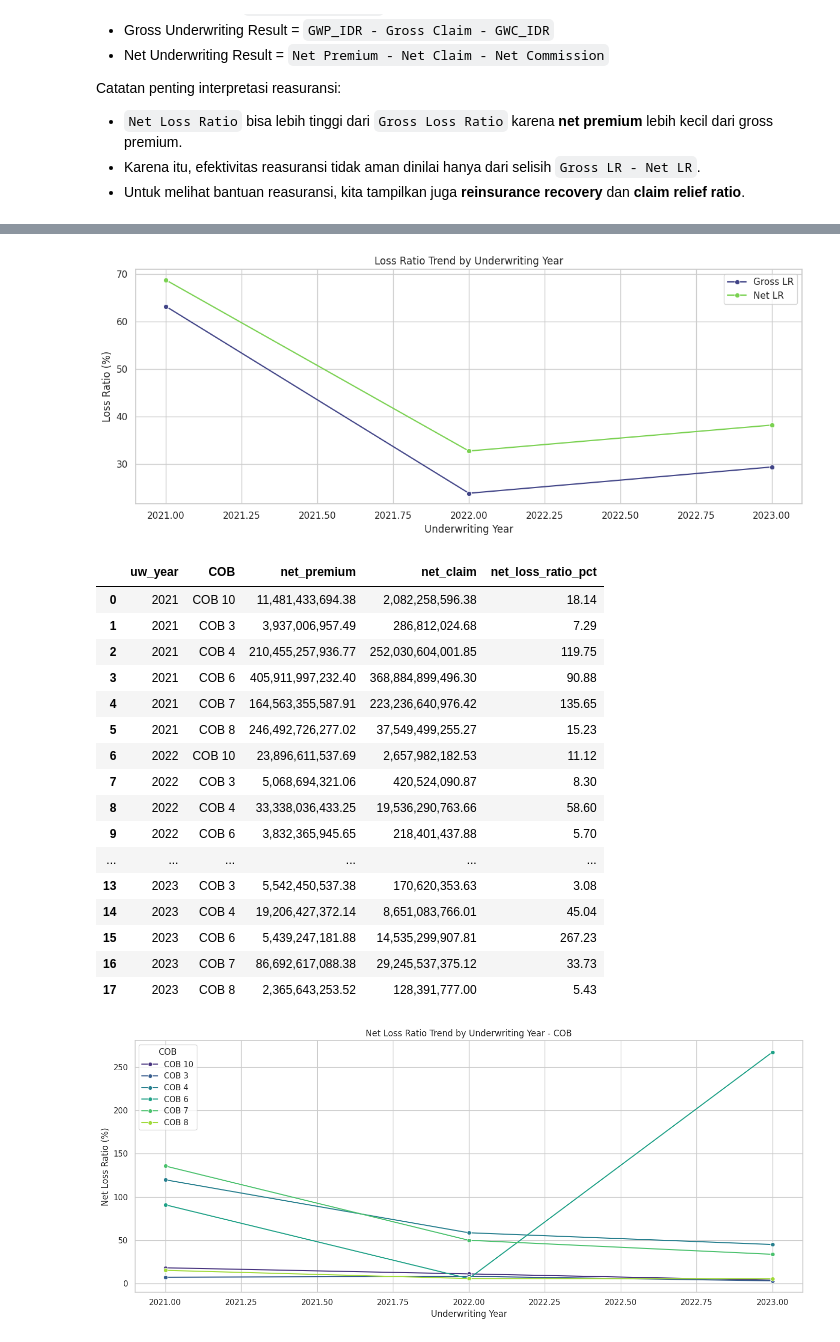
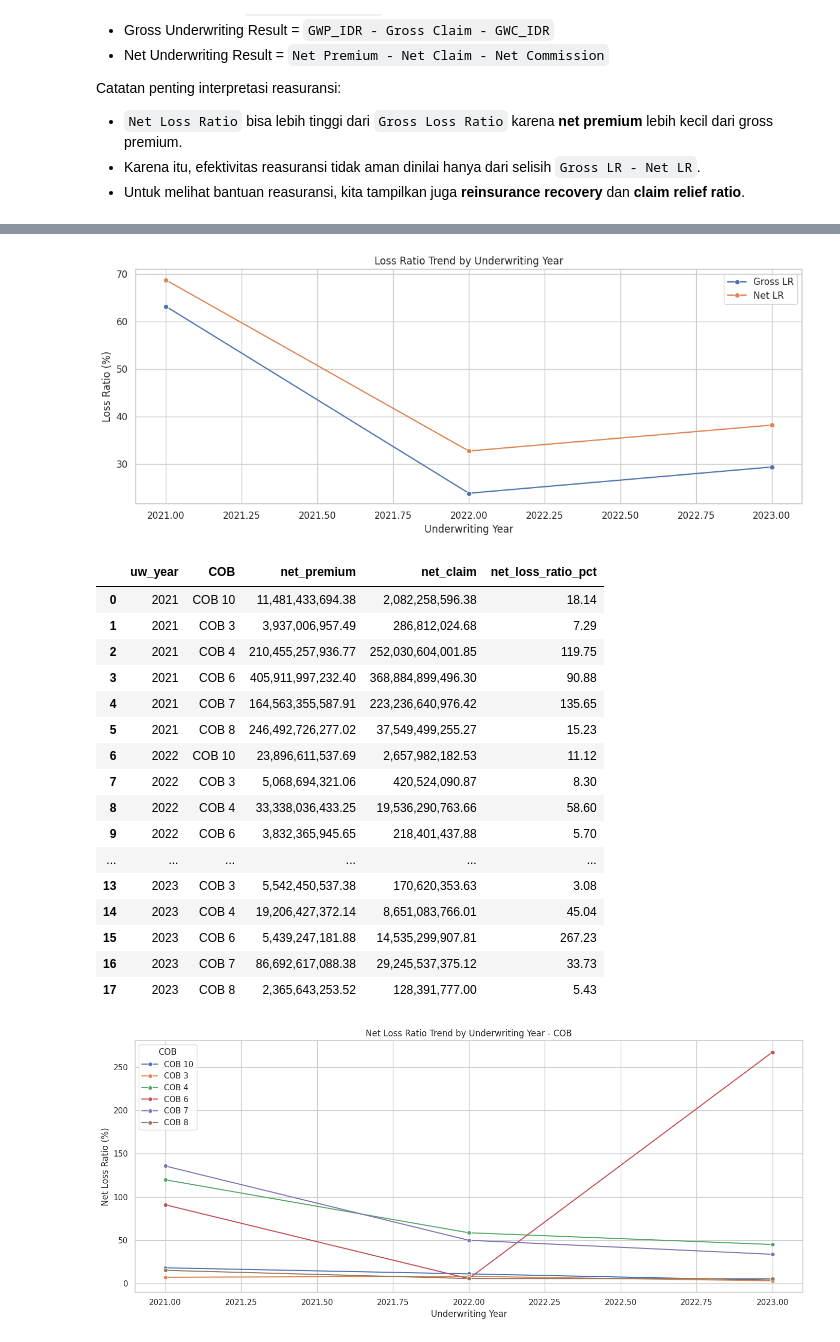
Before and after one commit to sauqyy/sdc_axa, a Jupyter notebook: notebooks/step5_loss_ratio_profitability_analysis_result.ipynb, the cells around one changed output, grey strips where cells are left out. Cells and saved outputs as stored; diff of their text form; code cells hidden in the pictures.

```diff
--- a/notebooks/step5_loss_ratio_profitability_analysis_result.ipynb
+++ b/notebooks/step5_loss_ratio_profitability_analysis_result.ipynb
@@ -50,7 +50,7 @@ from IPython.display import display
 warnings.filterwarnings('ignore')
 pd.set_option('display.max_columns', 100)
 pd.set_option('display.float_format', lambda x: f'{x:,.2f}')
-sns.set_theme(style='whitegrid', palette='viridis')
+sns.set_theme(style='whitegrid')
 
 # Config yang mudah diubah di Colab
 USE_COLAB_UPLOAD = True
@@ -60,17 +60,10 @@ SEGMENT_COLS = ['COB', 'BRANCH_', 'CHANNEL_', 'PRODUCT_NAME']
 FOCUS_SEGMENT = 'COB'
 TOP_N = 10
 
-# Filter kredibilitas supaya ranking tidak didominasi segmen kecil/outlier.
+# Filter kredibilitas supaya ranking tidak didominasi segmen yang terlalu kecil.
 MIN_GWP_BY_SEGMENT = 1_000_000_000
-MIN_NET_PREMIUM_BY_SEGMENT = 1_000_000_000
 MIN_POLICY_COUNT = 50
 MIN_CLAIM_POLICY_COUNT = 5
-
-# Untuk product, pakai guardrail lebih ketat karena paling rawan outlier.
-PRODUCT_MIN_POLICY_COUNT = 200
-PRODUCT_MIN_CLAIM_POLICY_COUNT = 10
-PRODUCT_MIN_NET_PREMIUM = 5_000_000_000
-PRODUCT_MAX_NET_LR_FOR_MAIN_RANKING = 500
 
 # Large claim didefinisikan dari gross claim di level policy.
 LARGE_CLAIM_QUANTILE = 0.95
@@ -545,7 +489,6 @@ yearly = (
     df.groupby('uw_year', as_index=False)
     .agg(
         gwp=('GWP_IDR', 'sum'),
-        rwp=('RWP_IDR', 'sum'),
         net_premium=('net_premium', 'sum'),
         gross_claim=('gross_claim', 'sum'),
         reinsurance_recovery=('reinsurance_recovery', 'sum'),
@@ -557,13 +500,12 @@ yearly = (
 
 yearly['gross_loss_ratio_pct'] = 100 * yearly['gross_claim'] / yearly['gwp']
 yearly['net_loss_ratio_pct'] = 100 * yearly['net_claim'] / yearly['net_premium']
-yearly['premium_ceded_pct'] = 100 * yearly['rwp'] / yearly['gwp']
 yearly['claim_relief_pct_of_gross_claim'] = 100 * safe_ratio(yearly['reinsurance_recovery'], yearly['gross_claim'])
 display(yearly)
 
 plt.figure(figsize=(12, 5))
-sns.lineplot(data=yearly, x='uw_year', y='gross_loss_ratio_pct', marker='o', label='Gross LR', color=plt.cm.viridis(0.2))
-sns.lineplot(data=yearly, x='uw_year', y='net_loss_ratio_pct', marker='o', label='Net LR', color=plt.cm.viridis(0.8))
+sns.lineplot(data=yearly, x='uw_year', y='gross_loss_ratio_pct', marker='o', label='Gross LR')
+sns.lineplot(data=yearly, x='uw_year', y='net_loss_ratio_pct', marker='o', label='Net LR')
 plt.title('Loss Ratio Trend by Underwriting Year')
 plt.xlabel('Underwriting Year')
 plt.ylabel('Loss Ratio (%)')
@@ -587,7 +529,7 @@ trend_by_segment['net_loss_ratio_pct'] = 100 * trend_by_segment['net_claim'] / t
 display(trend_by_segment)
 
 plt.figure(figsize=(14, 6))
-sns.lineplot(data=trend_by_segment, x='uw_year', y='net_loss_ratio_pct', hue=FOCUS_SEGMENT, marker='o', palette='viridis')
+sns.lineplot(data=trend_by_segment, x='uw_year', y='net_loss_ratio_pct', hue=FOCUS_SEGMENT, marker='o')
 plt.title(f'Net Loss Ratio Trend by Underwriting Year - {FOCUS_SEGMENT}')
 plt.xlabel('Underwriting Year')
 plt.ylabel('Net Loss Ratio (%)')
@@ -601,22 +543,22 @@ plt.show()
-[figure, old version]
+[figure, new version]
 |  | uw_year | COB | net_premium | net_claim | net_loss_ratio_pct |
 | 0 | 2021 | COB 10 | 11,481,433,694.38 | 2,082,258,596.38 | 18.14 |
 | 1 | 2021 | COB 3 | 3,937,006,957.49 | 286,812,024.68 | 7.29 |
 | 2 | 2021 | COB 4 | 210,455,257,936.77 | 252,030,604,001.85 | 119.75 |
 | 3 | 2021 | COB 6 | 405,911,997,232.40 | 368,884,899,496.30 | 90.88 |
 | 4 | 2021 | COB 7 | 164,563,355,587.91 | 223,236,640,976.42 | 135.65 |
 | 5 | 2021 | COB 8 | 246,492,726,277.02 | 37,549,499,255.27 | 15.23 |
 | 6 | 2022 | COB 10 | 23,896,611,537.69 | 2,657,982,182.53 | 11.12 |
 | 7 | 2022 | COB 3 | 5,068,694,321.06 | 420,524,090.87 | 8.30 |
 | 8 | 2022 | COB 4 | 33,338,036,433.25 | 19,536,290,763.66 | 58.60 |
 | 9 | 2022 | COB 6 | 3,832,365,945.65 | 218,401,437.88 | 5.70 |
 | ... | ... | ... | ... | ... | ... |
 | 13 | 2023 | COB 3 | 5,542,450,537.38 | 170,620,353.63 | 3.08 |
 | 14 | 2023 | COB 4 | 19,206,427,372.14 | 8,651,083,766.01 | 45.04 |
 | 15 | 2023 | COB 6 | 5,439,247,181.88 | 14,535,299,907.81 | 267.23 |
 | 16 | 2023 | COB 7 | 86,692,617,088.38 | 29,245,537,375.12 | 33.73 |
 | 17 | 2023 | COB 8 | 2,365,643,253.52 | 128,391,777.00 | 5.43 |
-[figure, old version]
+[figure, new version]
 # %%
 print('INTERPRETATION GUIDE')
 print('- Net Loss Ratio > 100% => segmen loss-making dari sudut pandang klaim terhadap net premium.')
```
Also changed, not shown: parts of 8 cells of this notebook.
